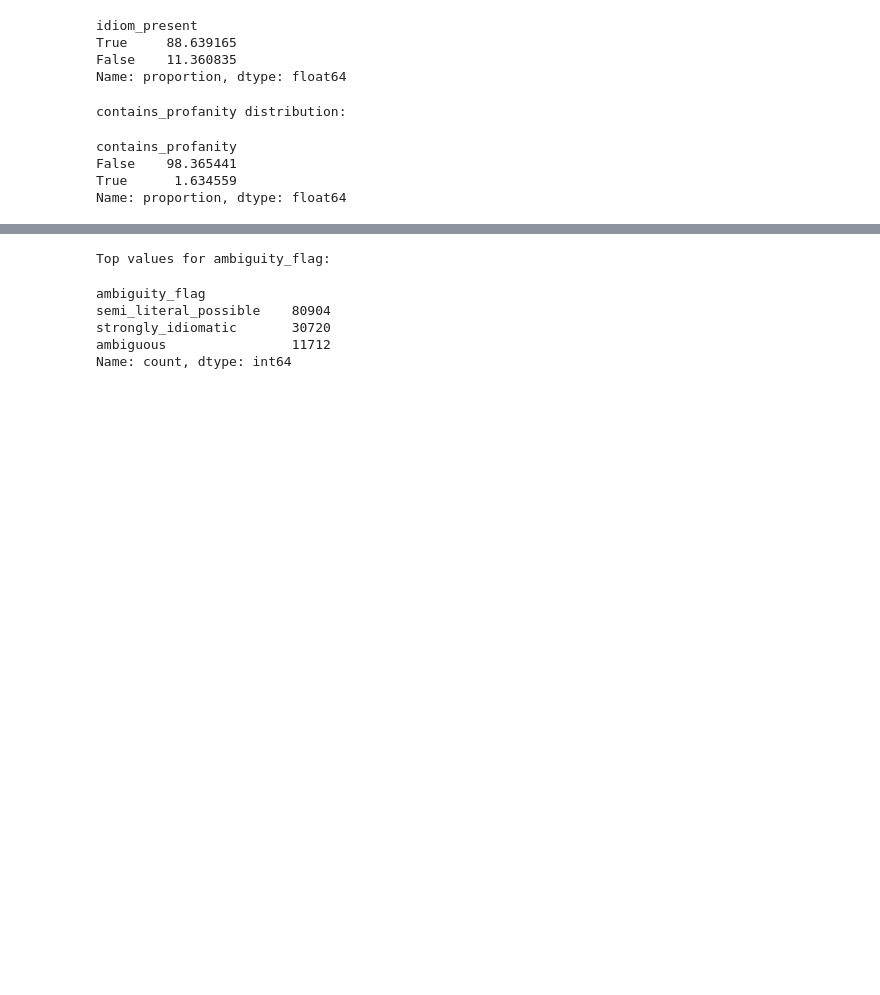
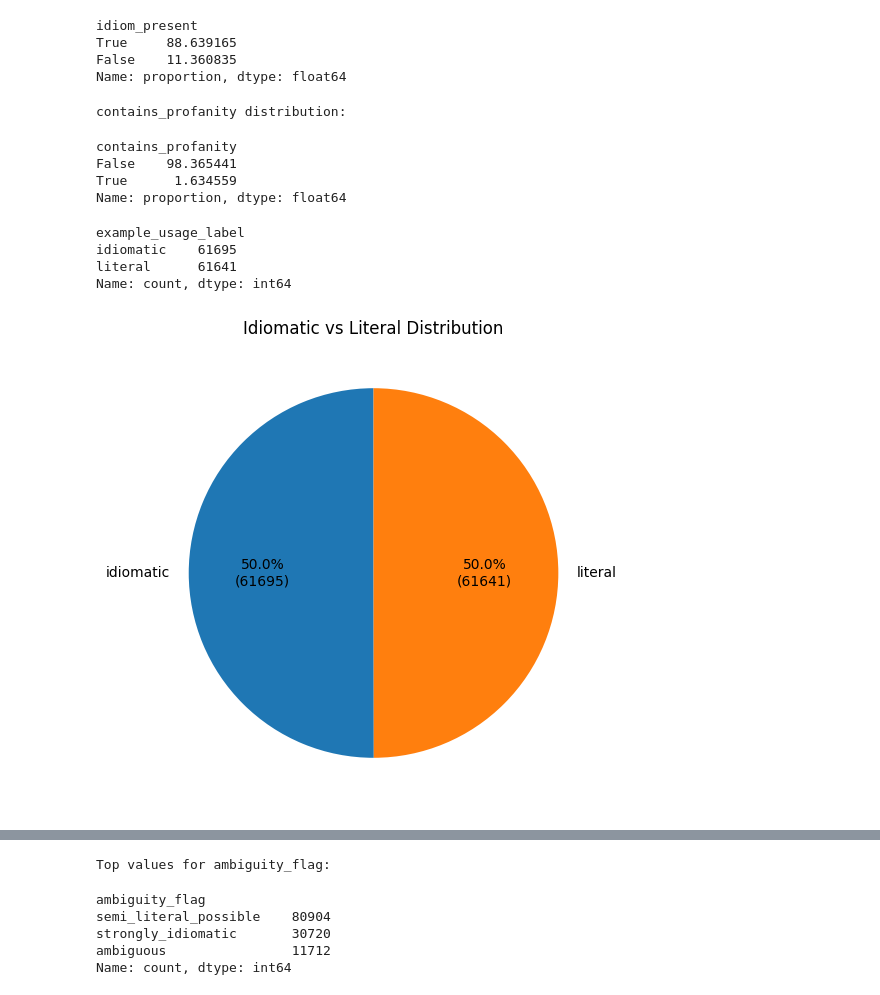
Before and after one commit to aymanshar/IdiomX, a Jupyter notebook: notebooks/01_idiomX_dataset_exploration.ipynb, the cells around one changed output, grey strips where cells are left out. Saved outputs shown, nothing was run; the diff lists cells and outputs as text; code cells hidden in the pictures; blank space fills up the shorter version.

```diff
--- a/notebooks/01_idiomX_dataset_exploration.ipynb
+++ b/notebooks/01_idiomX_dataset_exploration.ipynb
@@ -617,3 +614,37 @@ contains_profanity
 False    98.365441
 True      1.634559
 Name: proportion, dtype: float64
+# %%
+# 6.5 idiom detection model - Label balance
+# =========================================
+df["example_usage_label"].value_counts()
+# %% [output]
+example_usage_label
+idiomatic    61695
+literal      61641
+Name: count, dtype: int64
+# %%
+# === Figure 1: Idiomatic vs Literal Distribution (WITH COUNTS) ===
+
+import matplotlib.pyplot as plt
+
+counts = df["example_usage_label"].value_counts()
+
+def autopct_format(values):
+    def my_format(pct):
+        total = sum(values)
+        val = int(round(pct * total / 100.0))
+        return f'{pct:.1f}%\n({val})'
+    return my_format
+
+plt.figure(figsize=(6,6))
+plt.pie(
+    counts,
+    labels=counts.index,
+    autopct=autopct_format(counts.values),
+    startangle=90
+)
+plt.title("Idiomatic vs Literal Distribution")
+plt.show()
+# %% [output]
+[figure, added]
```
Also changed, not shown: parts of 9 cells of this notebook, 4 other files.
